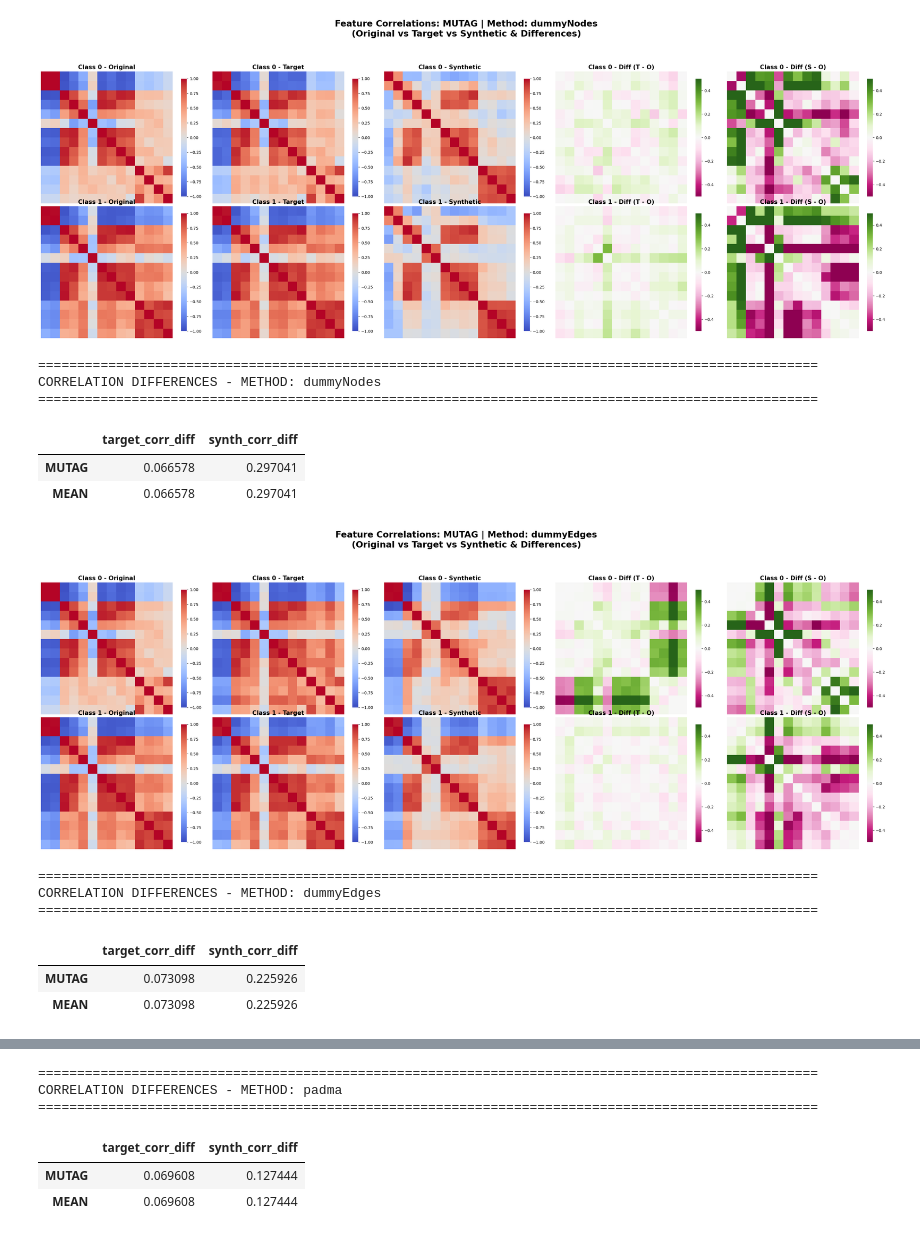
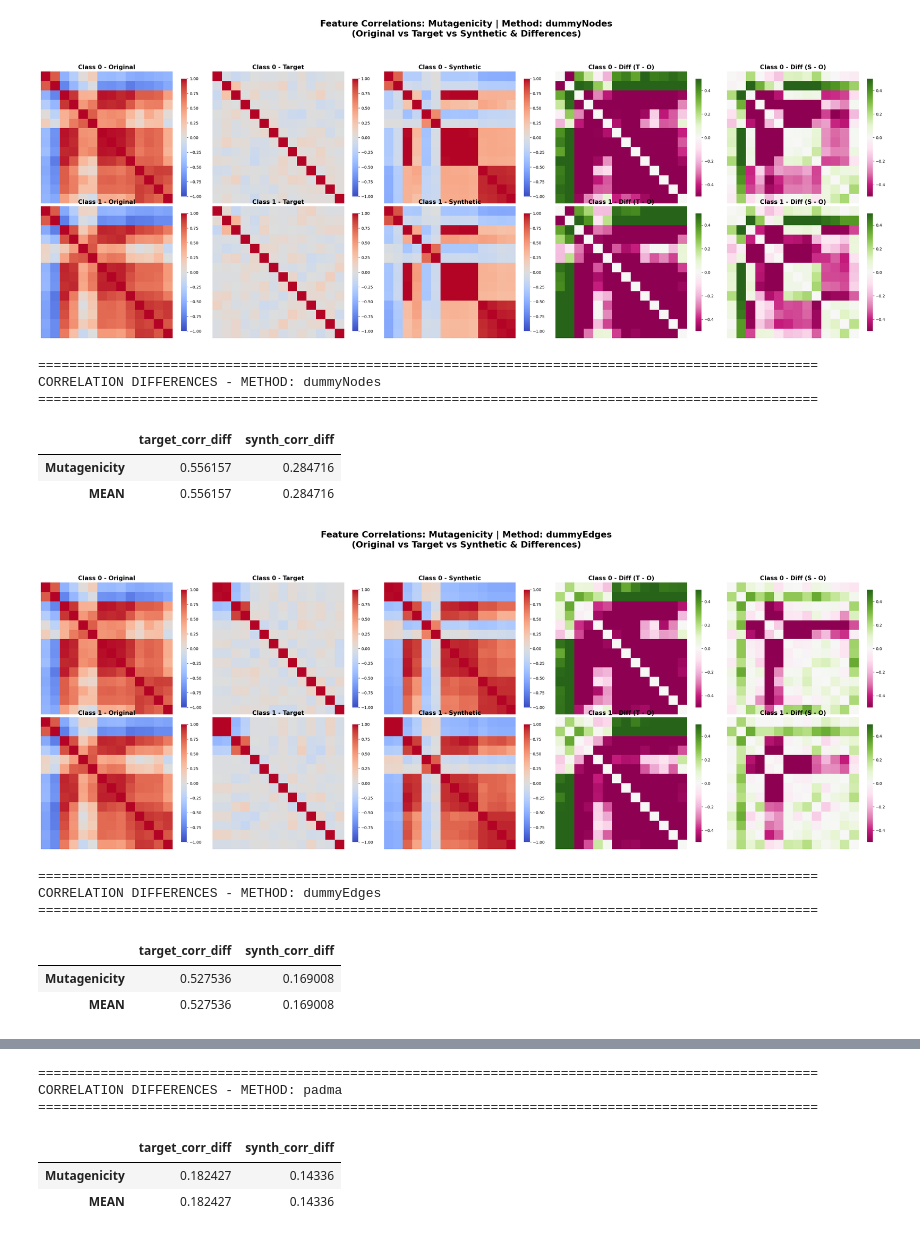
Before and after one commit to Andre1372/syn_bench_gnn, a Jupyter notebook: notebooks/generation_results_analysis.ipynb, the cells around one changed output, grey strips where cells are left out. Drawn from its saved outputs; the diff is of its cells as text; code cells hidden in the pictures.

```diff
--- a/notebooks/generation_results_analysis.ipynb
+++ b/notebooks/generation_results_analysis.ipynb
@@ -461,5 +457,5 @@ for method in METHODS:
     if df_method_subset[df_method_subset["method"] == method].empty:
         continue
 
-    evaluate_distribution_distances(df_method_subset, method, plot_dataset="MUTAG")
+    evaluate_distribution_distances(df_method_subset, method, plot_dataset="Mutagenicity")
 # %% [output]
@@ -671,41 +657,41 @@ def evaluate_correlation_distances(
         method_rows.append(row)
 
     if method_rows:
         df_res = pd.DataFrame(method_rows)
         df_res.set_index("dataset", inplace=True)
 
         # Calculate MEAN rows for both difference metrics
         mean_row = df_res.mean(numeric_only=True)
         mean_row.name = "MEAN"
         df_res = pd.concat([df_res, mean_row.to_frame().T])
 
         print("\n" + "=" * 100)
         print(f"CORRELATION DIFFERENCES - METHOD: {method_name}")
         print("=" * 100)
         with pd.option_context("display.max_columns", None):
             display(df_res)
 
 
 # Execute global correlation evaluation for each method
 for method in METHODS:
     df_method_subset = df[(df["method"] == method) | (df["type"] == "original")]
 
     if df_method_subset[df_method_subset["method"] == method].empty:
         continue
 
-    evaluate_correlation_distances(df_method_subset, method, plot_dataset="MUTAG")
+    evaluate_correlation_distances(df_method_subset, method, plot_dataset="Mutagenicity")
 # %% [output]
-[figure, old version]
+[figure, new version]
 ====================================================================================================
 CORRELATION DIFFERENCES - METHOD: dummyNodes
 ====================================================================================================
 |  | target_corr_diff | synth_corr_diff |
-| MUTAG | 0.066578 | 0.297041 |
-| MEAN | 0.066578 | 0.297041 |
+| Mutagenicity | 0.556157 | 0.284716 |
+| MEAN | 0.556157 | 0.284716 |
-[figure, old version]
+[figure, new version]
 ====================================================================================================
 CORRELATION DIFFERENCES - METHOD: dummyEdges
 ====================================================================================================
 |  | target_corr_diff | synth_corr_diff |
-| MUTAG | 0.073098 | 0.225926 |
-| MEAN | 0.073098 | 0.225926 |
+| Mutagenicity | 0.527536 | 0.169008 |
+| MEAN | 0.527536 | 0.169008 |
@@ -714,5 +700,5 @@ CORRELATION DIFFERENCES - METHOD: dummyEdges
 CORRELATION DIFFERENCES - METHOD: padma
 ====================================================================================================
 |  | target_corr_diff | synth_corr_diff |
-| MUTAG | 0.069608 | 0.127444 |
-| MEAN | 0.069608 | 0.127444 |
+| Mutagenicity | 0.182427 | 0.14336 |
+| MEAN | 0.182427 | 0.14336 |
```
Also changed, not shown: parts of 4 cells of this notebook, 5 other files.
